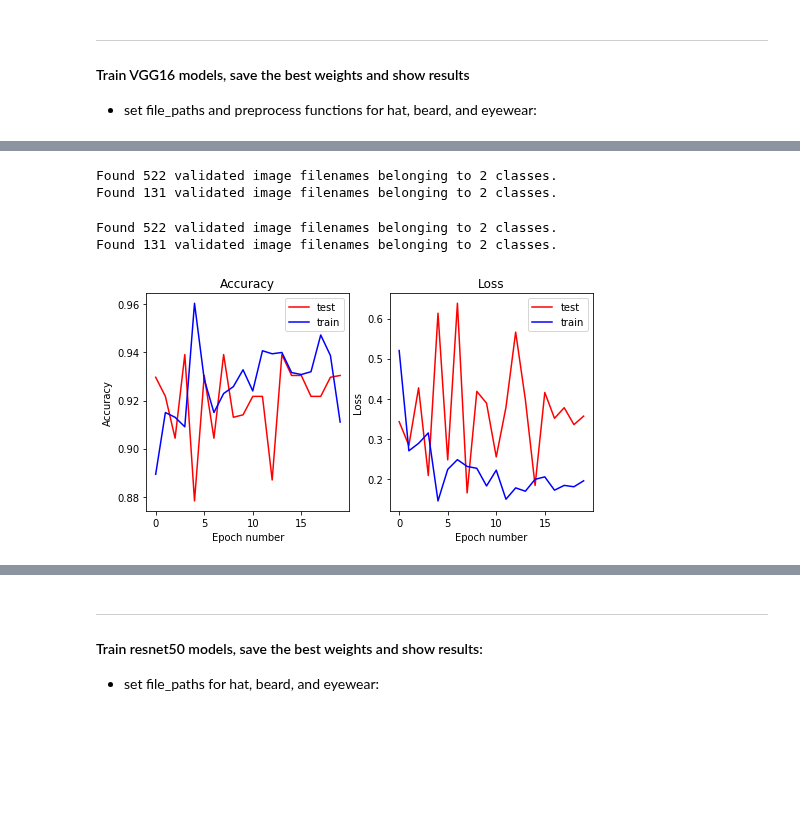
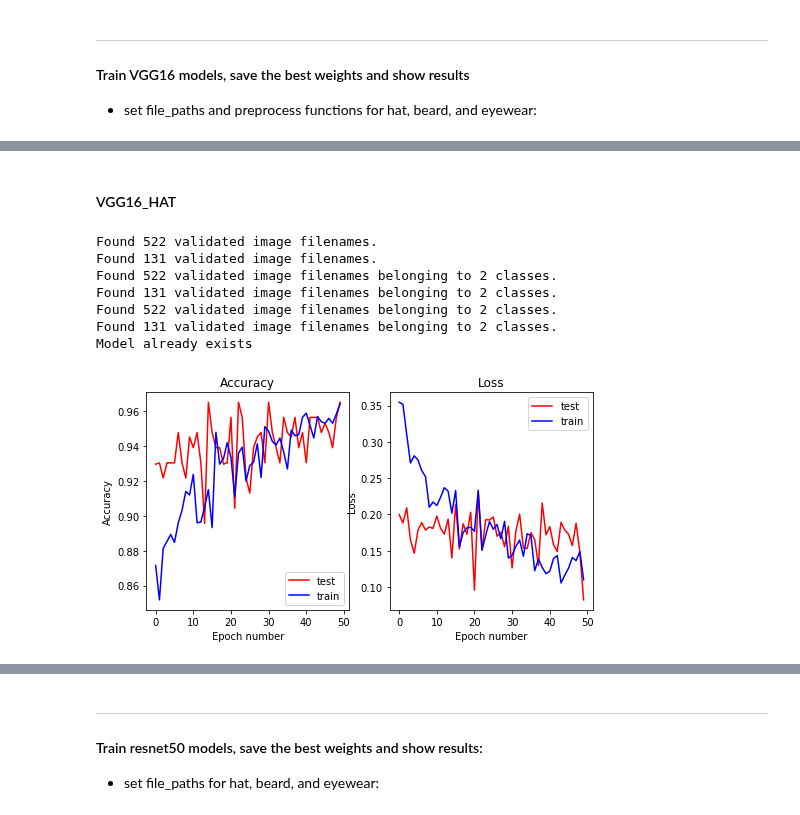
Before and after one commit to mzhou356/img2recommender, a Jupyter notebook: notebooks/vgg16_resnet50_model_tuning.ipynb, the cells around one changed output, grey strips where cells are left out. Cells and saved outputs as stored; diff of their text form; code cells hidden in the pictures; blank space fills up the shorter version.

```diff
--- a/notebooks/vgg16_resnet50_model_tuning.ipynb
+++ b/notebooks/vgg16_resnet50_model_tuning.ipynb
@@ -498,14 +92,0 @@ Found 131 validated image filenames.
-# %%
-beard_resnet.train_top_model(20,file_path3_beard,verbose=0)
-# %% [output]
-Found 522 validated image filenames belonging to 2 classes.
-Found 131 validated image filenames belonging to 2 classes.
-# %%
-beard_resnet.fine_tune_model(20,file_path4_beard)
-# %% [output]
-Found 522 validated image filenames belonging to 2 classes.
-Found 131 validated image filenames belonging to 2 classes.
-# %%
-beard_resnet.plot_model_result()
-# %% [output]
-[figure, removed]
@@ -513,0 +93,20 @@ beard_resnet.save_model(resnet_model_path)
+# %% [markdown]
+#### VGG16_HAT
+# %%
+# intialize classifier and tune hat Classifier
+hat_vgg16 = mte.BaseClassifier('hat',RESCALE_V,PROCESS_FUNC_V,DIM_V,VGG16,'vgg16')
+hat_vgg16.save_bottleneck_features(FILE_PATH1_HAT_V,FILE_PATH2_HAT_V)
+hat_vgg16.train_top_model(50,FILE_PATH3_HAT_V,verbose=0)
+hat_vgg16.fine_tune_model(50,FILE_PATH4_HAT_V)
+# save model architecture just once
+hat_vgg16.save_model(VGG16_MODEL_PATH)
+hat_vgg16.plot_model_history()
+# %% [output]
+Found 522 validated image filenames.
+Found 131 validated image filenames.
+Found 522 validated image filenames belonging to 2 classes.
+Found 131 validated image filenames belonging to 2 classes.
+Found 522 validated image filenames belonging to 2 classes.
+Found 131 validated image filenames belonging to 2 classes.
+Model already exists
+[figure, added]
```
Also changed, not shown: parts of 56 cells of this notebook, 1 other file.
